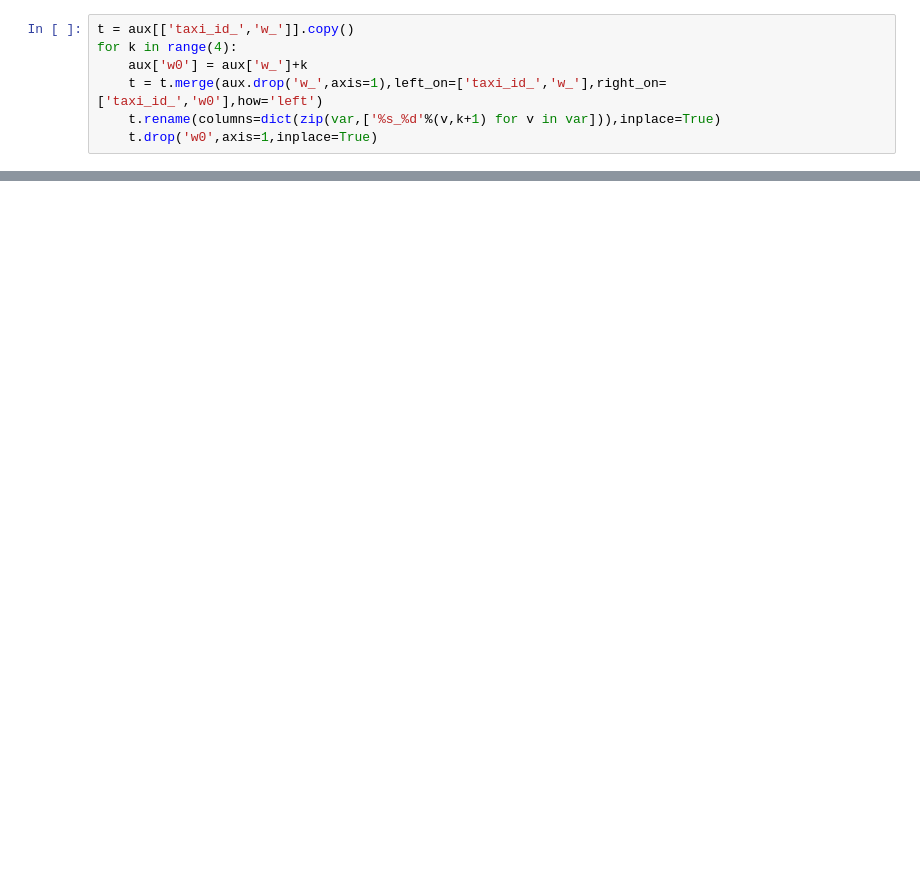
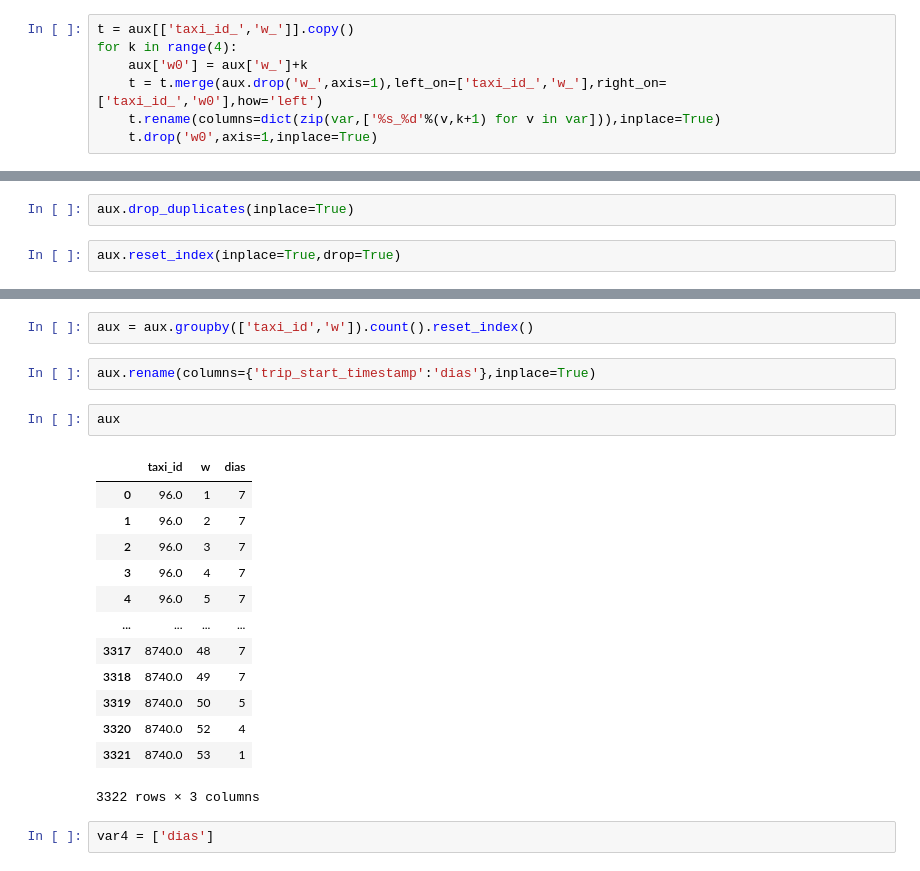
Before and after one commit to roca8/AMV, a Jupyter notebook: programas/Hello Churn.ipynb, the cells around one changed output, grey strips where cells are left out. Cells and saved outputs as stored; diff of their text form; blank space fills up the shorter version.

```diff
--- a/programas/Hello Churn.ipynb
+++ b/programas/Hello Churn.ipynb
@@ -197,0 +363,4 @@ t.head()
+# %%
+aux.drop_duplicates(inplace=True)
+# %%
+aux.reset_index(inplace=True,drop=True)
@@ -197,0 +376,22 @@ t.head()
+# %%
+aux = aux.groupby(['taxi_id','w']).count().reset_index()
+# %%
+aux.rename(columns={'trip_start_timestamp':'dias'},inplace=True)
+# %%
+aux
+# %% [output]
+|  | taxi_id | w | dias |
+| 0 | 96.0 | 1 | 7 |
+| 1 | 96.0 | 2 | 7 |
+| 2 | 96.0 | 3 | 7 |
+| 3 | 96.0 | 4 | 7 |
+| 4 | 96.0 | 5 | 7 |
+| ... | ... | ... | ... |
+| 3317 | 8740.0 | 48 | 7 |
+| 3318 | 8740.0 | 49 | 7 |
+| 3319 | 8740.0 | 50 | 5 |
+| 3320 | 8740.0 | 52 | 4 |
+| 3321 | 8740.0 | 53 | 1 |
+3322 rows × 3 columns
+# %%
+var4 = ['dias']
```
Also changed, not shown: parts of 55 cells of this notebook, 8 other files.
